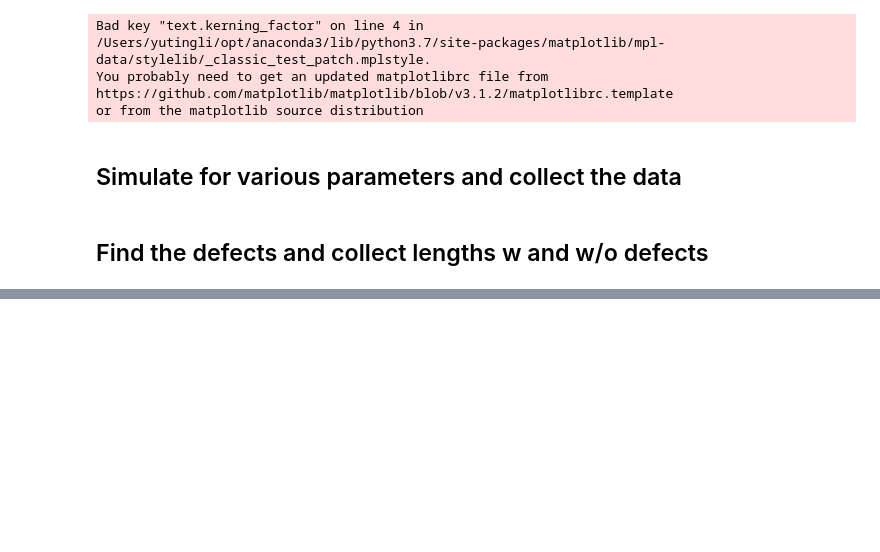
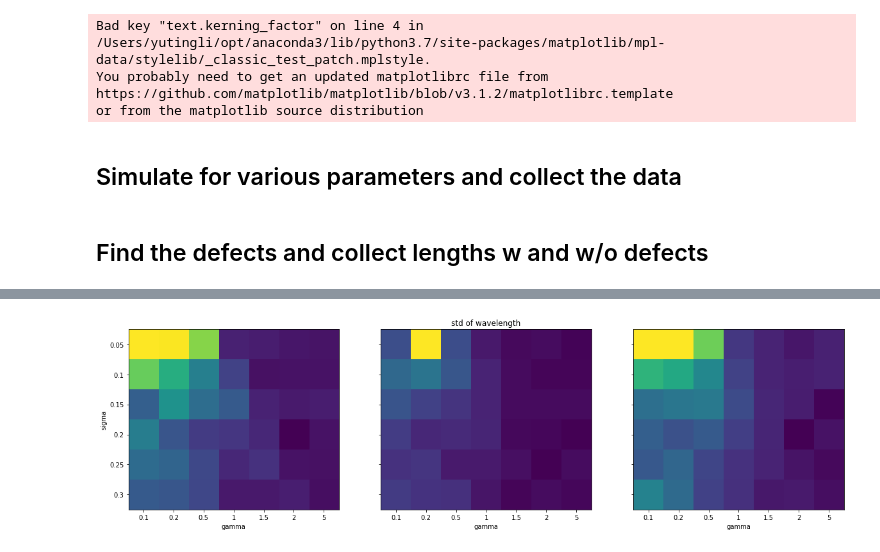
Before and after one commit to Irene-Li/kuramoto, a Jupyter notebook: wavelength_sim.py.ipynb, the cells around one changed output, grey strips where cells are left out. Saved outputs shown, nothing was run; the diff lists cells and outputs as text; code cells hidden in the pictures; blank space fills up the shorter version.

```diff
--- a/wavelength_sim.py.ipynb
+++ b/wavelength_sim.py.ipynb
@@ -72,0 +135,17 @@ plt.show()
+# %%
+fig, axes = plt.subplots(ncols=3, sharey=True, figsize=(20, 20))
+
+for i in range(3):
+
+    axes[i].imshow(length2_std[:, :, 1, i].T)
+    axes[i].set_xticks(range(len(gammas)))
+    axes[i].set_xticklabels(gammas)
+    axes[i].set_xlabel('gamma')
+
+axes[0].set_ylabel('sigma')
+axes[0].set_yticks(range(len(sigmas)))
+axes[0].set_yticklabels(sigmas)
+axes[1].set_title('std of wavelength')
+plt.show()
+# %% [output]
+[figure, added]
```
Also changed, not shown: parts of 6 cells of this notebook, 11 other files.
